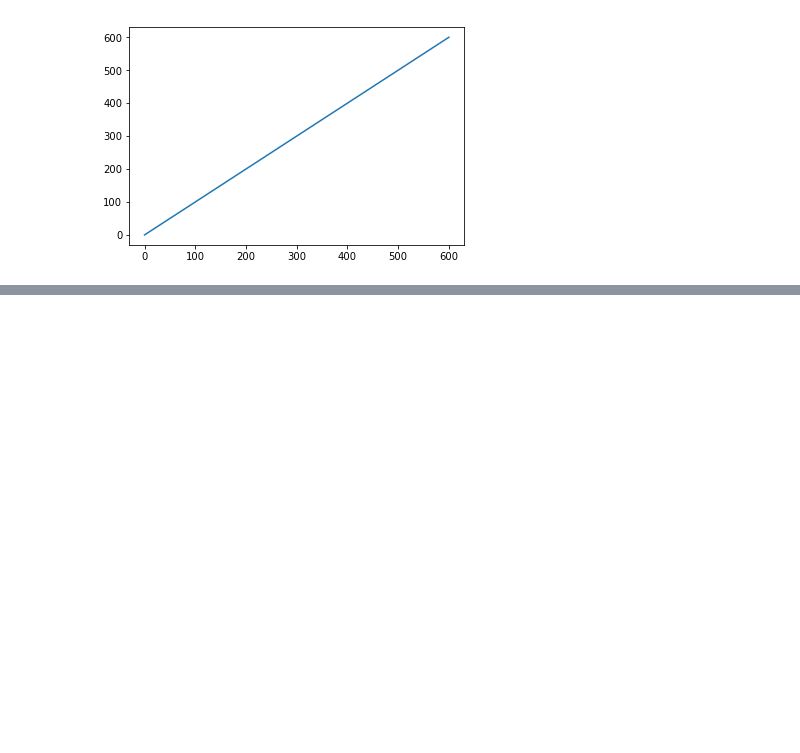
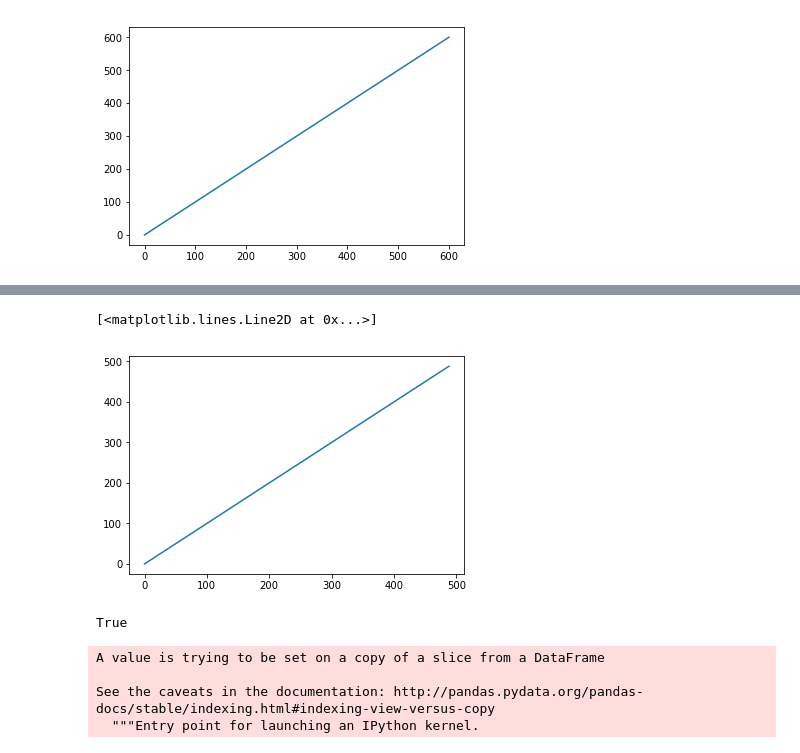
Before and after one commit to megbedell/hackaas2018, a Jupyter notebook: dev.ipynb, the cells around one changed output, grey strips where cells are left out. Saved outputs shown, nothing was run; the diff lists cells and outputs as text; code cells hidden in the pictures; blank space fills up the shorter version.

```diff
--- a/dev.ipynb
+++ b/dev.ipynb
@@ -166,0 +164,16 @@ AttributeError: 'DataFrame' object has no attribute 'len'
+# %%
+plt.plot(np.unique(df.StarInt))
+# %% [output]
+[<matplotlib.lines.Line2D at 0x...>]
+[figure, added]
+# %%
+np.any(np.isnan(df.StTeff))
+# %% [output]
+True
+# %%
+df.Mass[np.isnan(df.Mass)]=0.001
+# %% [output]
+A value is trying to be set on a copy of a slice from a DataFrame
+
+See the caveats in the documentation: http://pandas.pydata.org/pandas-docs/stable/indexing.html#indexing-view-versus-copy
+  """Entry point for launching an IPython kernel.
```
Also changed, not shown: parts of 4 cells of this notebook, 3 other files.
